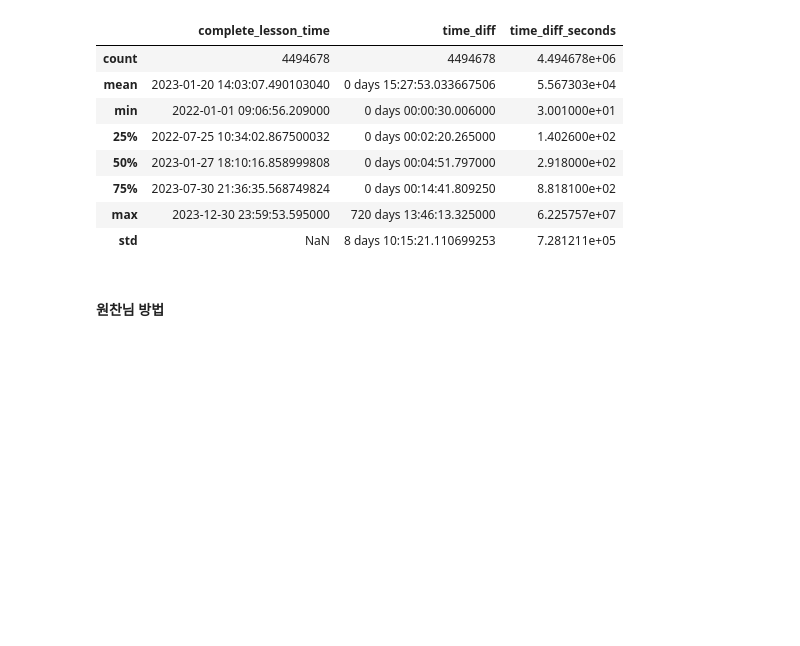
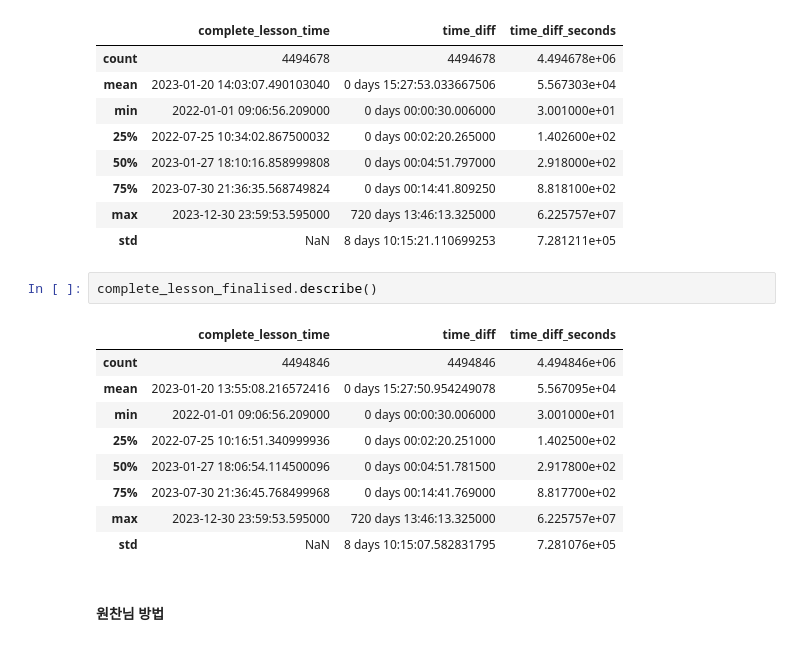
Before and after one commit to saeraniren/intermediate_project, a Jupyter notebook: 20250305_yoochang_lesson.ipynb, the cells around one changed output. Cells and saved outputs as stored; diff of their text form; blank space fills up the shorter version.

Commit message:
yoochang_lesson_eda

```diff
--- a/20250305_yoochang_lesson.ipynb
+++ b/20250305_yoochang_lesson.ipynb
@@ -242,6 +242,18 @@ complete_lesson_finalised_unique.describe()
 | 75% | 2023-07-30 21:36:35.568749824 | 0 days 00:14:41.809250 | 8.818100e+02 |
 | max | 2023-12-30 23:59:53.595000 | 720 days 13:46:13.325000 | 6.225757e+07 |
 | std | NaN | 8 days 10:15:21.110699253 | 7.281211e+05 |
+# %%
+complete_lesson_finalised.describe()
+# %% [output]
+|  | complete_lesson_time | time_diff | time_diff_seconds |
+| count | 4494846 | 4494846 | 4.494846e+06 |
+| mean | 2023-01-20 13:55:08.216572416 | 0 days 15:27:50.954249078 | 5.567095e+04 |
+| min | 2022-01-01 09:06:56.209000 | 0 days 00:00:30.006000 | 3.001000e+01 |
+| 25% | 2022-07-25 10:16:51.340999936 | 0 days 00:02:20.251000 | 1.402500e+02 |
+| 50% | 2023-01-27 18:06:54.114500096 | 0 days 00:04:51.781500 | 2.917800e+02 |
+| 75% | 2023-07-30 21:36:45.768499968 | 0 days 00:14:41.769000 | 8.817700e+02 |
+| max | 2023-12-30 23:59:53.595000 | 720 days 13:46:13.325000 | 6.225757e+07 |
+| std | NaN | 8 days 10:15:07.582831795 | 7.281076e+05 |
 # %% [markdown]
 #### 원찬님 방법
 # %%
```
Also changed, not shown: parts of 1 cell of this notebook.
